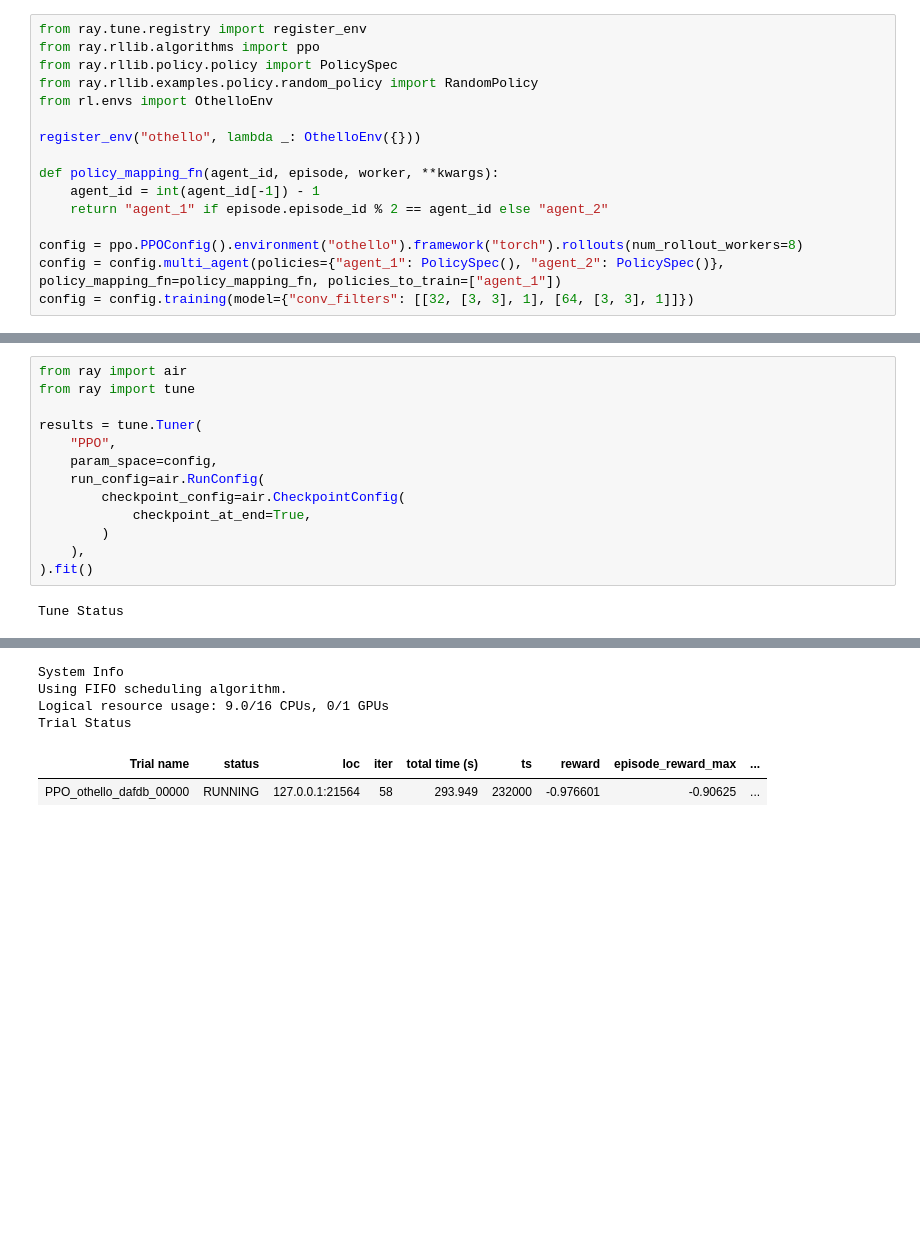
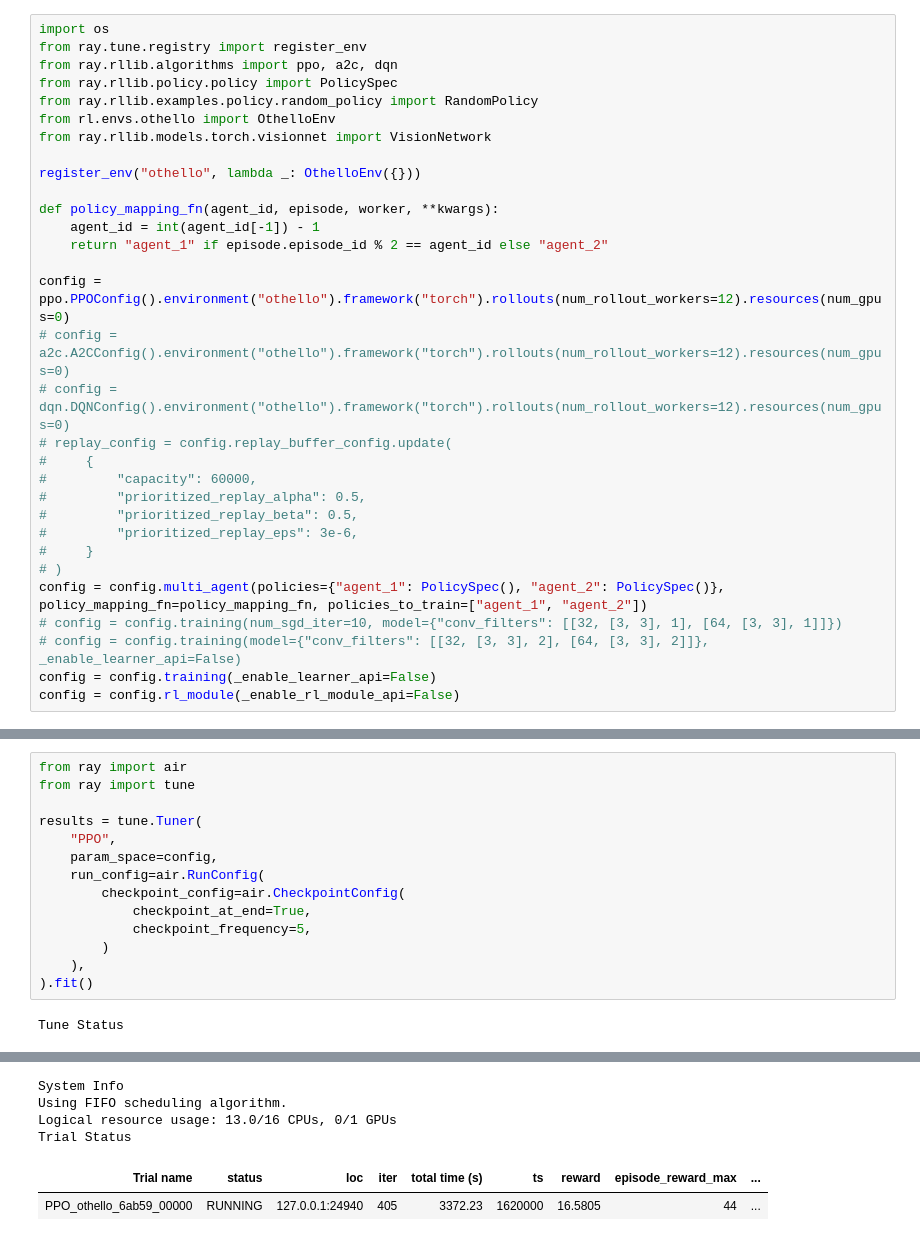
Before and after one commit to napnel/rl-mini-app, a Jupyter notebook: othello_env.ipynb, the cells around one changed output, grey strips where cells are left out. Saved outputs shown, nothing was run; the diff lists cells and outputs as text; blank space fills up the shorter version.

Commit message:
Running RL on web

```diff
--- a/othello_env.ipynb
+++ b/othello_env.ipynb
@@ -8,9 +8,11 @@ from ray.rllib.env.multi_agent_env import MultiAgentEnv
 # %%
+import os
 from ray.tune.registry import register_env
-from ray.rllib.algorithms import ppo
+from ray.rllib.algorithms import ppo, a2c, dqn
 from ray.rllib.policy.policy import PolicySpec
 from ray.rllib.examples.policy.random_policy import RandomPolicy
-from rl.envs import OthelloEnv
+from rl.envs.othello import OthelloEnv
+from ray.rllib.models.torch.visionnet import VisionNetwork
 
 register_env("othello", lambda _: OthelloEnv({}))
 
@@ -18,7 +20,20 @@ def policy_mapping_fn(agent_id, episode, worker, **kwargs):
     agent_id = int(agent_id[-1]) - 1
     return "agent_1" if episode.episode_id % 2 == agent_id else "agent_2"
 
-config = ppo.PPOConfig().environment("othello").framework("torch").rollouts(num_rollout_workers=8)
-config = config.multi_agent(policies={"agent_1": PolicySpec(), "agent_2": PolicySpec()}, policy_mapping_fn=policy_mapping_fn, policies_to_train=["agent_1"])
-config = config.training(model={"conv_filters": [[32, [3, 3], 1], [64, [3, 3], 1]]})
+config = ppo.PPOConfig().environment("othello").framework("torch").rollouts(num_rollout_workers=12).resources(num_gpus=0)
+# config = a2c.A2CConfig().environment("othello").framework("torch").rollouts(num_rollout_workers=12).resources(num_gpus=0)
+# config = dqn.DQNConfig().environment("othello").framework("torch").rollouts(num_rollout_workers=12).resources(num_gpus=0)
+# replay_config = config.replay_buffer_config.update(
+#     {
+#         "capacity": 60000,
+#         "prioritized_replay_alpha": 0.5,
+#         "prioritized_replay_beta": 0.5,
+#         "prioritized_replay_eps": 3e-6,
+#     }
+# )
+config = config.multi_agent(policies={"agent_1": PolicySpec(), "agent_2": PolicySpec()}, policy_mapping_fn=policy_mapping_fn, policies_to_train=["agent_1", "agent_2"])
+# config = config.training(num_sgd_iter=10, model={"conv_filters": [[32, [3, 3], 1], [64, [3, 3], 1]]})
+# config = config.training(model={"conv_filters": [[32, [3, 3], 2], [64, [3, 3], 2]]}, _enable_learner_api=False)
+config = config.training(_enable_learner_api=False)
+config = config.rl_module(_enable_rl_module_api=False)
 # %% [output]
@@ -33,6 +77,7 @@ results = tune.Tuner(
     run_config=air.RunConfig(
         checkpoint_config=air.CheckpointConfig(
             checkpoint_at_end=True,
+            checkpoint_frequency=5,
         )
     ),
 ).fit()
@@ -44,6 +89,6 @@ Tune Status
 System Info
 Using FIFO scheduling algorithm.
-Logical resource usage: 9.0/16 CPUs, 0/1 GPUs
+Logical resource usage: 13.0/16 CPUs, 0/1 GPUs
 Trial Status
 | Trial name | status | loc | iter | total time (s) | ts | reward | episode_reward_max | ... |
-| PPO_othello_dafdb_00000 | RUNNING | 127.0.0.1:21564 | 58 | 293.949 | 232000 | -0.976601 | -0.90625 | ... |
+| PPO_othello_6ab59_00000 | RUNNING | 127.0.0.1:24940 | 405 | 3372.23 | 1620000 | 16.5805 | 44 | ... |
```
Also changed, not shown: parts of 11 cells of this notebook, 6 other files.
